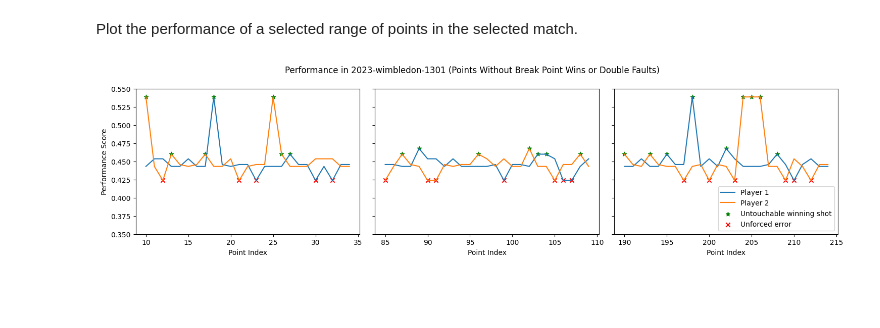
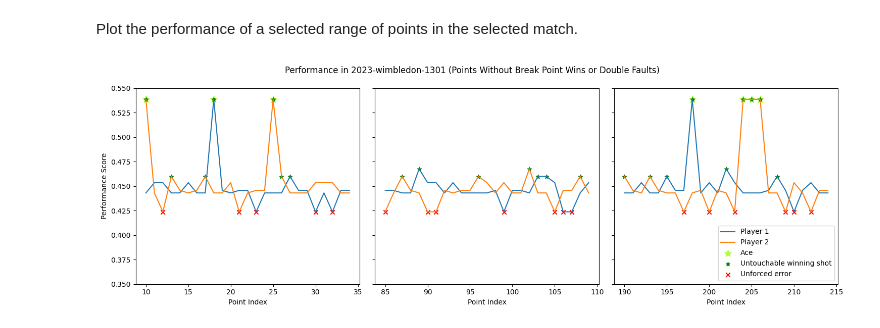
Before and after one commit to Charlie-XIAO/MCM24-xzz, a Jupyter notebook: q1.ipynb, the cells around one changed output. Saved outputs shown, nothing was run; the diff lists cells and outputs as text; code cells hidden in the pictures; blank space fills up the shorter version.

```diff
--- a/q1.ipynb
+++ b/q1.ipynb
@@ -199,11 +199,20 @@ def plot_selected_range(ax, selected_range):
     selected_range = list(range(*selected_range))
     locator = eval_df_spec.index.get_level_values("point_id").isin(selected_range)
     df_performance_selected = df_performance.loc[selected_range]
+    aces = eval_df_spec[(eval_df_spec["ace"] == 1) & locator].index
     winners = eval_df_spec[(eval_df_spec["winner"] == 1) & locator].index
     unf_errs = eval_df_spec[(eval_df_spec["unf_err"] == 1) & locator].index
 
     ax.plot(selected_range, df_performance_selected["p1"], label="Player 1")
     ax.plot(selected_range, df_performance_selected["p2"], label="Player 2")
+    ax.scatter(
+        aces.get_level_values("point_id"),
+        eval_df_spec.loc[aces, "performance"],
+        color="greenyellow",
+        marker="*",
+        s=100,
+        label="Ace",
+    )
     ax.scatter(
         winners.get_level_values("point_id"),
         eval_df_spec.loc[winners, "performance"],
@@ -222,15 +231,15 @@ def plot_selected_range(ax, selected_range):
     ax.set_ylim(0.35, 0.55)
 # %%
 selected_ranges = [(10, 35), (85, 110), (190, 215)]
-fig, axes = plt.subplots(1, len(selected_ranges), figsize=(5 * len(selected_ranges), 4), sharey=True)
+fig, axes = plt.subplots(1, len(selected_ranges), figsize=(5 * len(selected_ranges), 5), sharey=True)
 if len(selected_ranges) == 1:
     axes = [axes]
 for i, (ax, selected_range) in enumerate(zip(axes, selected_ranges)):
     plot_selected_range(ax, selected_range)
 axes[0].set_ylabel("Performance Score")
 axes[-1].legend(loc="lower right")
 fig.suptitle(f"Performance in {match_id} (Points Without Break Point Wins or Double Faults)")
 plt.tight_layout()
 plt.show()
 # %% [output]
-[figure, old version]
+[figure, new version]
```
